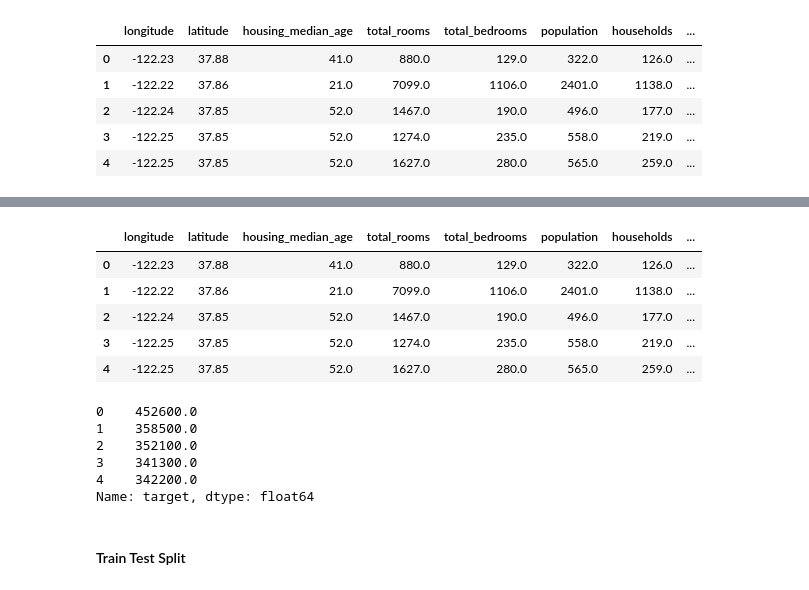
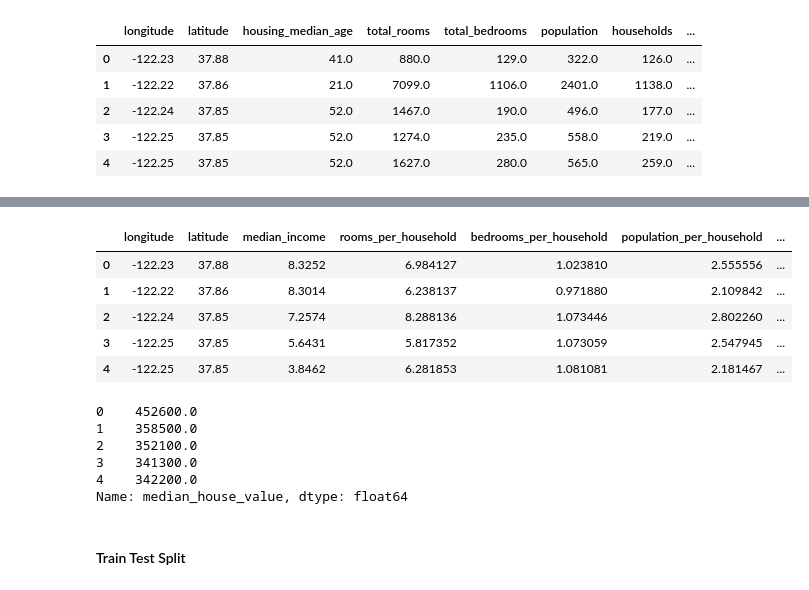
Before and after one commit to desmonddibba/house_prices, a Jupyter notebook: House_Prices.ipynb, the cells around one changed output, grey strips where cells are left out. Drawn from its saved outputs; the diff is of its cells as text; code cells hidden in the pictures.

Commit message:
creating new features

```diff
--- a/House_Prices.ipynb
+++ b/House_Prices.ipynb
@@ -30,8 +30,8 @@ Namn på samtliga gruppmedlemmar:
 #### Loading Data
 # %%
 # Importing Data
-data = pd.read_csv(r'.\kunskapskontroll_ai2_del1\housing.csv')
-data.head()
+imported_data = pd.read_csv(r'.\kunskapskontroll_ai2_del1\housing.csv')
+imported_data.head()
 # %% [output]
 |  | longitude | latitude | housing_median_age | total_rooms | total_bedrooms | population | households | ... |
 | 0 | -122.23 | 37.88 | 41.0 | 880.0 | 129.0 | 322.0 | 126.0 | ... |
@@ -39,3 +39,16 @@ data.head()
 | 2 | -122.24 | 37.85 | 52.0 | 1467.0 | 190.0 | 496.0 | 177.0 | ... |
 | 3 | -122.25 | 37.85 | 52.0 | 1274.0 | 235.0 | 558.0 | 219.0 | ... |
 | 4 | -122.25 | 37.85 | 52.0 | 1627.0 | 280.0 | 565.0 | 259.0 | ... |
+# %%
+data = imported_data
+
+# Creating new feature columns in the Dataset
+data['rooms_per_household'] = data['total_rooms'] / data['households']
+data['bedrooms_per_household'] = data['total_bedrooms'] / data['households']
+data['population_per_household'] = data['population'] / data['households']
+
+
+# Transforming 'ocean_proximity' feature using dummy variable encoding
+data = pd.get_dummies(data, columns=['ocean_proximity'])
+
+data.head()
@@ -41,0 +62,18 @@ data.head()
+# %%
+# List of features used for the training data:
+
+housing_features = [
+    'longitude',
+    'latitude',
+    'median_income',
+    'rooms_per_household',
+    'bedrooms_per_household',
+    'population_per_household',
+    'ocean_proximity_INLAND',
+    'ocean_proximity_ISLAND',
+    'ocean_proximity_NEAR BAY',
+    'ocean_proximity_NEAR OCEAN',
+    'median_house_value'
+]
+housing = data[housing_features]
+print(housing.dtypes)
@@ -42,22 +93,16 @@ data.head()
 # %%
-housing = data.drop('median_house_value', axis=1)
-housing['target'] = data['median_house_value']
-
-# Transorming 'ocean_proximity' feature using dummy variable encoding
-housing = pd.get_dummies(housing, columns=['ocean_proximity'], drop_first=True)
-
 # Defining Median House Value as target variable.
-X = housing.drop('target', axis=1)
-y = housing['target']
+X = housing.drop('median_house_value', axis=1)
+y = housing['median_house_value']
 
 X.head()
 # %% [output]
-|  | longitude | latitude | housing_median_age | total_rooms | total_bedrooms | population | households | ... |
-| 0 | -122.23 | 37.88 | 41.0 | 880.0 | 129.0 | 322.0 | 126.0 | ... |
-| 1 | -122.22 | 37.86 | 21.0 | 7099.0 | 1106.0 | 2401.0 | 1138.0 | ... |
-| 2 | -122.24 | 37.85 | 52.0 | 1467.0 | 190.0 | 496.0 | 177.0 | ... |
-| 3 | -122.25 | 37.85 | 52.0 | 1274.0 | 235.0 | 558.0 | 219.0 | ... |
-| 4 | -122.25 | 37.85 | 52.0 | 1627.0 | 280.0 | 565.0 | 259.0 | ... |
+|  | longitude | latitude | median_income | rooms_per_household | bedrooms_per_household | population_per_household | ... |
+| 0 | -122.23 | 37.88 | 8.3252 | 6.984127 | 1.023810 | 2.555556 | ... |
+| 1 | -122.22 | 37.86 | 8.3014 | 6.238137 | 0.971880 | 2.109842 | ... |
+| 2 | -122.24 | 37.85 | 7.2574 | 8.288136 | 1.073446 | 2.802260 | ... |
+| 3 | -122.25 | 37.85 | 5.6431 | 5.817352 | 1.073059 | 2.547945 | ... |
+| 4 | -122.25 | 37.85 | 3.8462 | 6.281853 | 1.081081 | 2.181467 | ... |
 # %%
 y.head()
 # %% [output]
@@ -66,7 +111,7 @@ y.head()
 2    352100.0
 3    341300.0
 4    342200.0
-Name: target, dtype: float64
+Name: median_house_value, dtype: float64
 # %% [markdown]
 #### Train Test Split
 # %%
```
Also changed, not shown: parts of 8 cells of this notebook.
